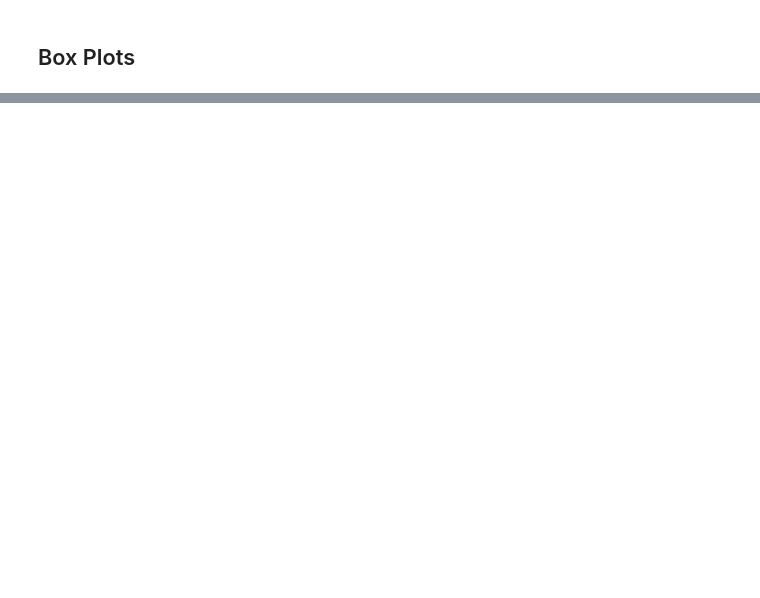
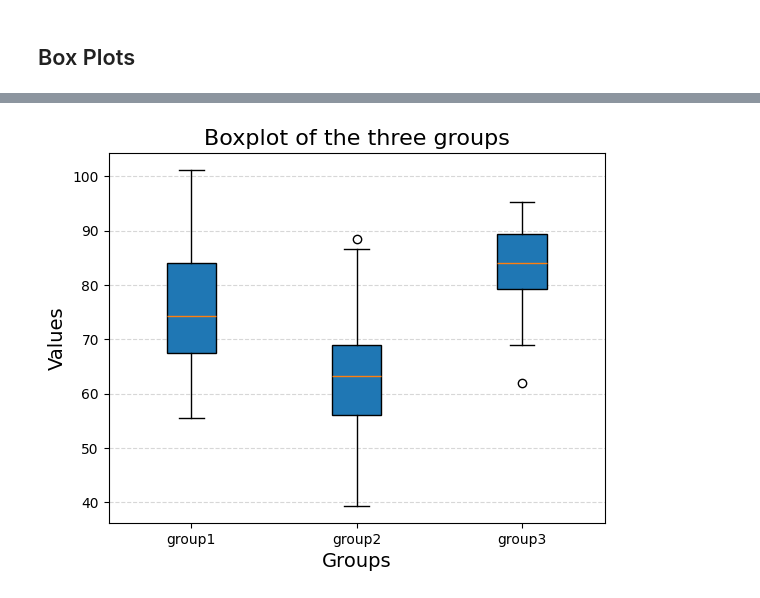
Before and after one commit to AnnaLoz28/principles_of_data_analytics, a Jupyter notebook: boxplots.ipynb, the cells around one changed output, grey strips where cells are left out. Cells and saved outputs as stored; diff of their text form; code cells hidden in the pictures; blank space fills up the shorter version.

```diff
--- a/boxplots.ipynb
+++ b/boxplots.ipynb
@@ -143,0 +301,11 @@ Can be used to observe a single group but also to compare more than one group.
+# %%
+fig, ax = plt.subplots()
+ax.boxplot(data.T, patch_artist= True); #transpose the data to have the groups in the x-axis and the values, and fill the boxes with colors
+ax.set_title('Boxplot of the three groups', fontsize = 16) #set the title of the plot
+ax.set_xlabel('Groups', fontsize = 14) #set the x-axis label
+ax.set_ylabel('Values', fontsize = 14) #set the y-axis label
+ax.set_xticklabels(['group1', 'group2', 'group3'], fontsize = 10) #set the x-axis labels
+ax.grid(axis = "y", linestyle = "--", alpha = 0.5) #add a grid to the plot on the y-axis with dashed lines and 50% transparency
+plt.show() #display the plot
+# %% [output]
+[figure, added]
```
Also changed, not shown: parts of 20 cells of this notebook.
